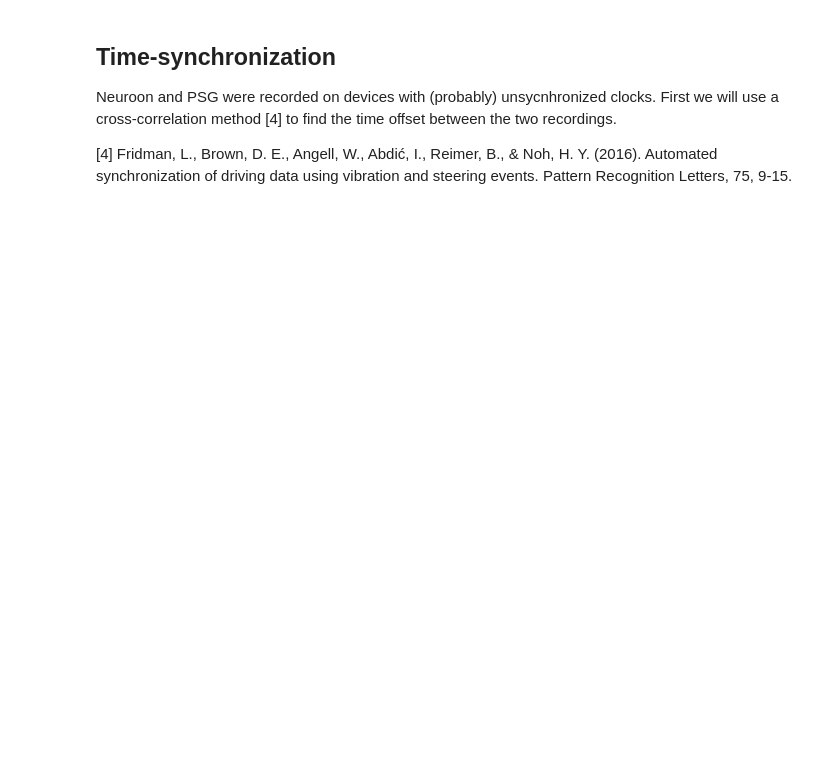
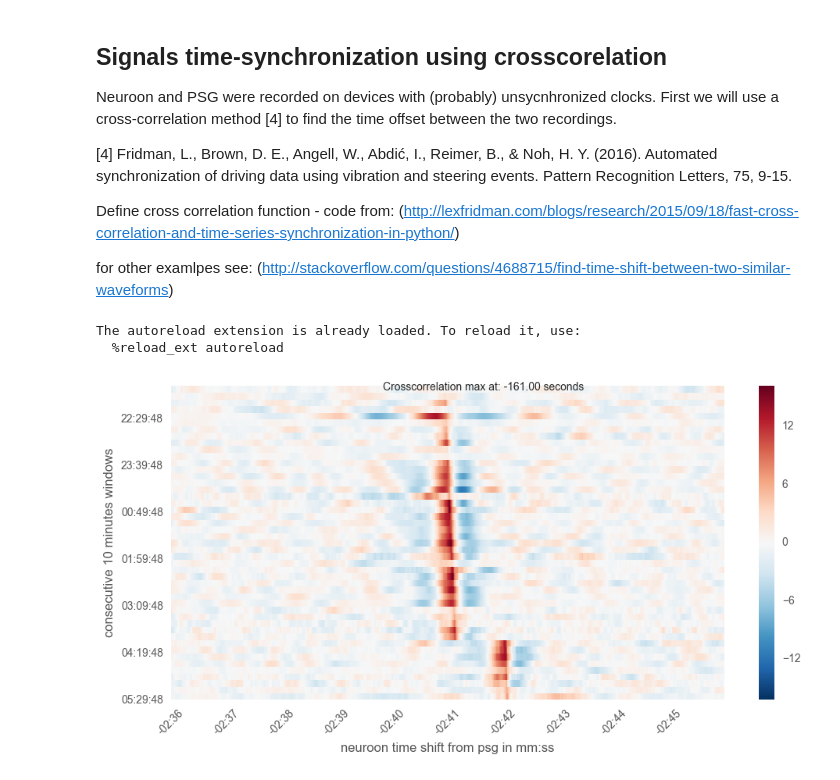
Before and after one commit to ryscet/sleep_project, a Jupyter notebook: Time_synchronization.ipynb, the cells around one changed output. Saved outputs shown, nothing was run; the diff lists cells and outputs as text; code cells hidden in the pictures; blank space fills up the shorter version.

Commit message:
added notebook from mac

```diff
--- a/Time_synchronization.ipynb
+++ b/Time_synchronization.ipynb
@@ -21,9 +21,48 @@ These stages can be identified following the rules guidelines in [1] either visu
 
 [3] Berthomier, C., Drouot, X., Herman-Stoïca, M., Berthomier, P., Prado, J., Bokar-Thire, D. d’Ortho, M.P. (2007). Automatic analysis of single-channel sleep EEG: validation in healthy individuals. Sleep, 30(11), 1587–1595.
 # %% [markdown]
-Time-synchronization
---------------------
+Signals time-synchronization using crosscorelation
+--------------------------------------------------
 
 Neuroon and PSG were recorded on devices with (probably) unsycnhronized clocks. First we will use a cross-correlation method [4] to find the time offset between the two recordings.
 
 [4] Fridman, L., Brown, D. E., Angell, W., Abdić, I., Reimer, B., & Noh, H. Y. (2016). Automated synchronization of driving data using vibration and steering events. Pattern Recognition Letters, 75, 9-15.
+
+Define cross correlation function - code from: (http://lexfridman.com/blogs/research/2015/09/18/fast-cross-correlation-and-time-series-synchronization-in-python/)
+
+for other examlpes see: (http://stackoverflow.com/questions/4688715/find-time-shift-between-two-similar-waveforms)
+# %%
+%matplotlib inline
+%load_ext autoreload
+%autoreload 2
+
+import numpy as np
+import matplotlib.pyplot as plt
+from itertools import tee
+import pandas as pd
+import seaborn as sns
+from numpy.fft import fft, ifft, fft2, ifft2, fftshift
+from collections import OrderedDict
+from datetime import timedelta
+
+plt.rcParams['figure.figsize'] = (9.0, 5.0)
+
+# Cross-correlation function. Equivalent to numpy.correlate(x,y mode = 'full') but faster for large arrays
+# This function was tested against other cross correlation methods in -- LINK TO OTHER NOTEBOOK
+def cross_correlation_using_fft(x, y):
+    f1 = fft(x)
+    f2 = fft(np.flipud(y))
+    cc = np.real(ifft(f1 * f2))
+    return fftshift(cc)
+
+# shift < 0 means that y starts 'shift' time steps before x # shift > 0 means that y starts 'shift' time steps after x
+def compute_shift(x, y):
+    assert len(x) == len(y)
+    c = cross_correlation_using_fft(x, y)
+    assert len(c) == len(x)
+    zero_index = int(len(x) / 2) - 1
+    shift = zero_index - np.argmax(c)
+    return shift,c
+# %% [output]
+The autoreload extension is already loaded. To reload it, use:
+  %reload_ext autoreload
@@ -29,0 +110,15 @@ Neuroon and PSG were recorded on devices with (probably) unsycnhronized clocks.
+# %%
+# Construct a matrix where each row represents a 10 minute window from the recording
+# and each column represent correlation coefficient between neuroon and psg signals offset by samples number.
+# 0 samples offset coefficient is stored at the middle column -1. Negative offset and positive offset span left and right from the center.
+# offset < 0 means that psg starts 'shift' time steps before neuroon
+# offset > 0 means that psg starts 'shift' time steps after neuroon
+
+coeffs_matrix, dates = cross_correlate()
+# %%
+from plotting_collection import plot_crosscorrelation_heatmap
+
+#Plot part of the coefficients matrix centered around the max average correlation for all 10 minute windows
+plot_crosscorrelation_heatmap(coeffs_matrix, dates)
+# %% [output]
+[figure, added]
```
Also changed, not shown: parts of 8 cells of this notebook.
